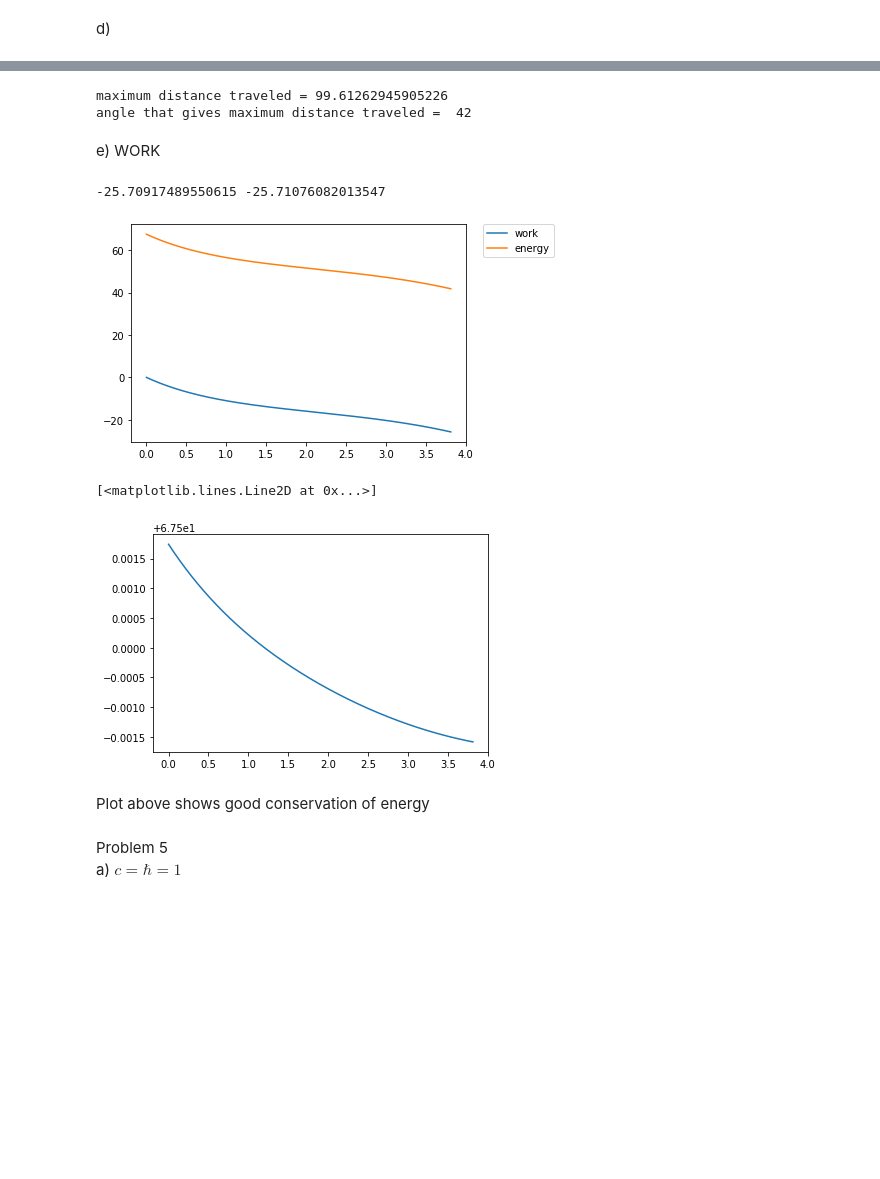
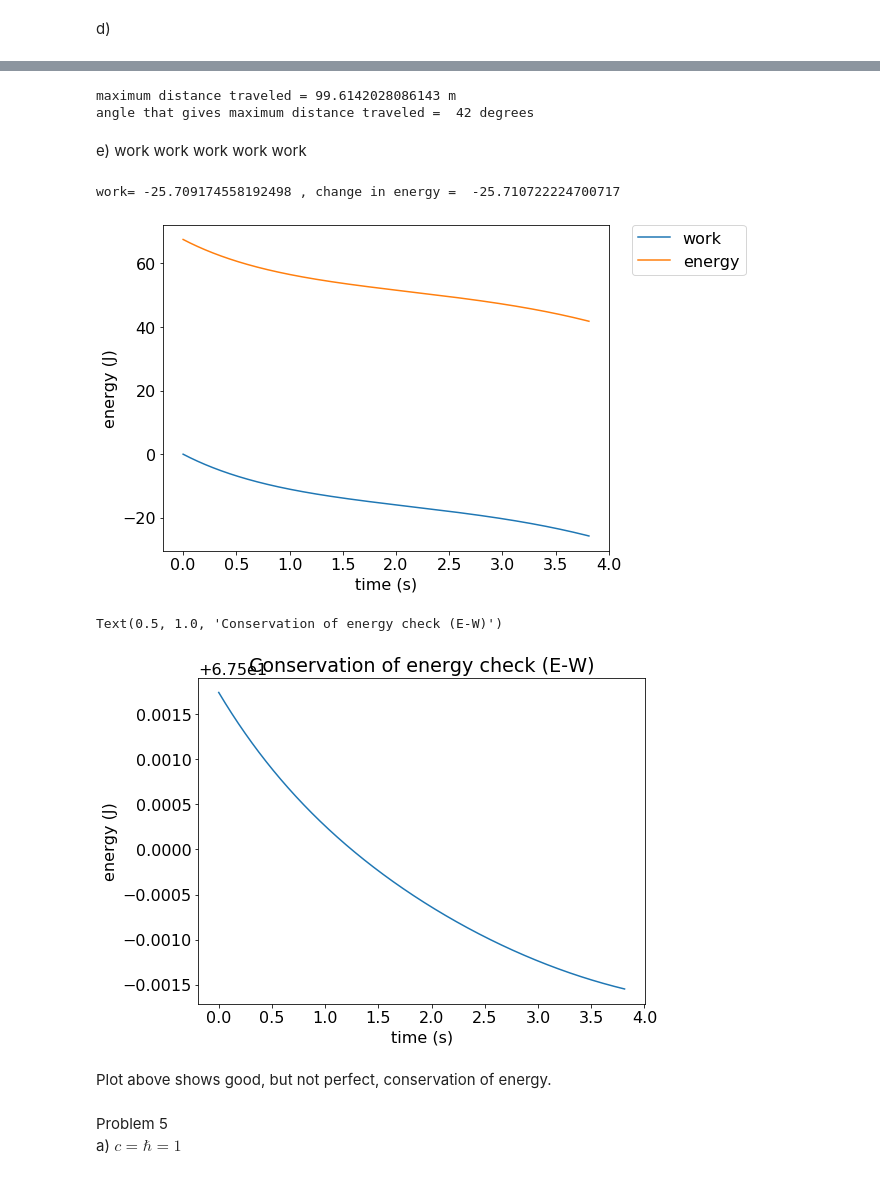
Before and after one commit to calvin-bales/Lectures, a Jupyter notebook: Homework_1.ipynb, the cells around one changed output, grey strips where cells are left out. Drawn from its saved outputs; the diff is of its cells as text; code cells hidden in the pictures; blank space fills up the shorter version.

```diff
--- a/Homework_1.ipynb
+++ b/Homework_1.ipynb
@@ -115,7 +110,7 @@ def RK4(Vout, RC, start, end, N):
             k1 = h*g(Vout, RC, t)
             k2 = h*g(Vout+k1/2, RC, t+h/2)
             k3 = h*g(Vout+k2/2, RC, t+h/2)
-            k4 = h*g(Vout+k3/2, RC, t+h)
+            k4 = h*g(Vout+k3, RC, t+h)
             Vout += (k1+2*k2+2*k3+k4)/6
         voltage.append(Vout)
     voltage = np.array(voltage)
@@ -162,13 +157,13 @@ def RK4(Na, ta, Nb, tb, start, end, N, t):
             k1 = h*fA(Na, ta, t)
             k2 = h*fA(Na+k1/2, ta, t+h/2)
             k3 = h*fA(Na+k2/2, ta, t+h/2)
-            k4 = h*fA(Na+k3/2, ta, t+h)
+            k4 = h*fA(Na+k3, ta, t+h)
             Na += (k1+2*k2+2*k3+k4)/6
 
             k1b = h*fB(Na, ta, Nb, tb, t)
             k2b = h*fB(Na, ta, Nb+k1b/2, tb, t+h/2)
             k3b = h*fB(Na, ta, Nb+k2b/2, tb, t+h/2)
-            k4b = h*fB(Na, ta, Nb+k3b/2, tb, t+h)
+            k4b = h*fB(Na, ta, Nb+k3b, tb, t+h)
             Nb += (k1b+2*k2b+2*k3b+k4b)/6
         numA.append(Na)
         numB.append(Nb)
@@ -305,12 +300,12 @@ def RK4(v, theta0, start, end, N):
             k1x = h*xvel(vx, vy)
             k2x = h*xvel(vx+k1x/2, vy)
             k3x = h*xvel(vx+k2x/2, vy)
-            k4x = h*xvel(vx+k3x/2, vy)
+            k4x = h*xvel(vx+k3x, vy)
 
             k1y = h*yvel(vy, vx)
             k2y = h*yvel(vy+k1y/2, vx)
             k3y = h*yvel(vy+k2y/2, vx)
-            k4y = h*yvel(vy+k3y/2, vx)
+            k4y = h*yvel(vy+k3y, vx)
 
             vx += (k1x+2*k2x+2*k3x+k4x)/6
             vy += (k1y+2*k2y+2*k3y+k4y)/6
@@ -325,12 +320,12 @@ def RK4(v, theta0, start, end, N):
                 k1x = h*xvel(vx, vy)
                 k2x = h*xvel(vx+k1x/2, vy)
                 k3x = h*xvel(vx+k2x/2, vy)
-                k4x = h*xvel(vx+k3x/2, vy)
+                k4x = h*xvel(vx+k3x, vy)
 
                 k1y = h*yvel(vy, vx)
                 k2y = h*yvel(vy+k1y/2, vx)
                 k3y = h*yvel(vy+k2y/2, vx)
-                k4y = h*yvel(vy+k3y/2, vx)
+                k4y = h*yvel(vy+k3y, vx)
 
                 vx += (k1x+2*k2x+2*k3x+k4x)/6
                 vy += (k1y+2*k2y+2*k3y+k4y)/6
@@ -397,11 +395,11 @@ Text(0, 0.5, 'x distance (m)')
 # %%
-print("maximum distance traveled =", max(distances))
-print("angle that gives maximum distance traveled = ", distances.index(max(distances)))
+print("maximum distance traveled =", max(distances), "m")
+print("angle that gives maximum distance traveled = ", distances.index(max(distances)), "degrees")
 # %% [output]
-maximum distance traveled = 99.61262945905226
-angle that gives maximum distance traveled =  42
+maximum distance traveled = 99.6142028086143 m
+angle that gives maximum distance traveled =  42 degrees
-# %% [markdown]
-e) WORK
+# %% [markdown]
+e) work work work work work
 # %%
 C = 0.5*0.3*(1/0.15)*np.pi*0.037**2 #(0.5*C_d*A)/m (prefactor divided by mass so that force can be C times velocity)
 
@@ -443,12 +441,12 @@ def RK4(v, theta0, start, end, N):
             k1x = h*xvel(vx, vy)
             k2x = h*xvel(vx+k1x/2, vy)
             k3x = h*xvel(vx+k2x/2, vy)
-            k4x = h*xvel(vx+k3x/2, vy)
+            k4x = h*xvel(vx+k3x, vy)
 
             k1y = h*yvel(vy, vx)
             k2y = h*yvel(vy+k1y/2, vx)
             k3y = h*yvel(vy+k2y/2, vx)
-            k4y = h*yvel(vy+k3y/2, vx)
+            k4y = h*yvel(vy+k3y, vx)
 
             vx += (k1x+2*k2x+2*k3x+k4x)/6
             vy += (k1y+2*k2y+2*k3y+k4y)/6
@@ -481,22 +479,27 @@ def RK4(v, theta0, start, end, N):
 # %%
 ball4 = RK4(30, 42, 0, 10, 100000)
 
 WE=ball4[6]-ball4[5]
 plt.plot(ball4[7], ball4[5], label = 'work')
 plt.plot(ball4[7], ball4[6], label = 'energy')
+plt.xlabel("time (s)")
+plt.ylabel("energy (J)")
 plt.legend(bbox_to_anchor=(1.05, 1), loc='upper left', borderaxespad=0.)
 Ediff = ball4[6][-1]-ball4[6][0]
-print(ball4[5][-1], Ediff)
+print("work=",ball4[5][-1], ", change in energy = ", Ediff)
 # %% [output]
--25.70917489550615 -25.71076082013547
+work= -25.709174558192498 , change in energy =  -25.710722224700717
-[figure, old version]
+[figure, new version]
-# %%
-plt.plot(ball4[7], WE)
-# %% [output]
-[<matplotlib.lines.Line2D at 0x...>]
-[figure, removed]
+# %%
+plt.plot(ball4[7], WE)
+plt.xlabel("time (s)")
+plt.ylabel("energy (J)")
+plt.title("Conservation of energy check (E-W)")
+# %% [output]
+Text(0.5, 1.0, 'Conservation of energy check (E-W)')
+[figure, added]
 # %% [markdown]
-Plot above shows good conservation of energy
+Plot above shows good, but not perfect, conservation of energy.
 # %% [markdown]
 Problem 5\
 a) $c=\hbar=1$
```
Also changed, not shown: parts of 32 cells of this notebook.
